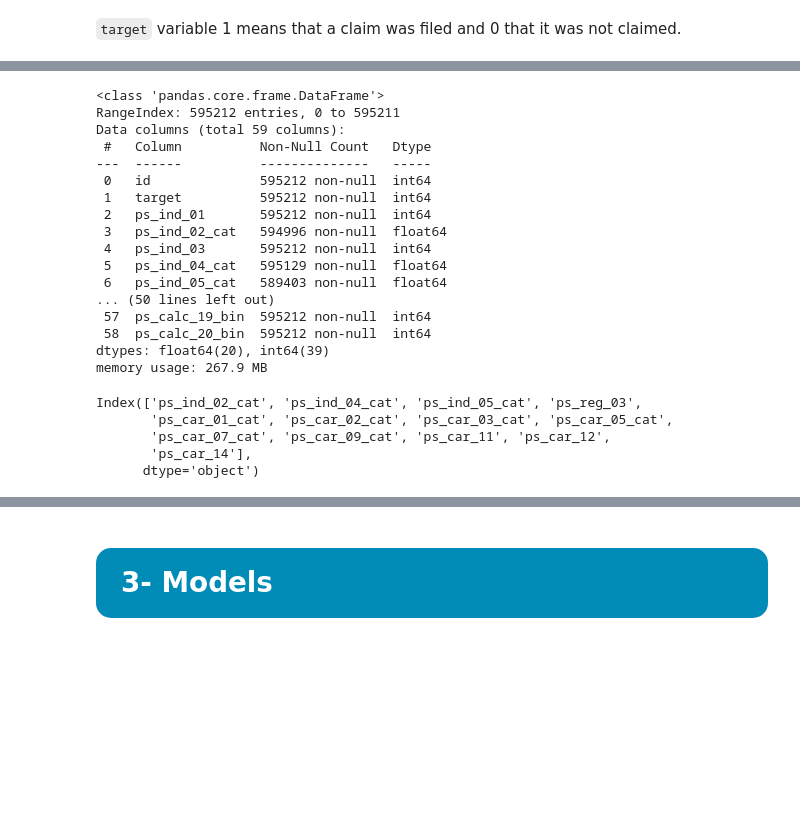
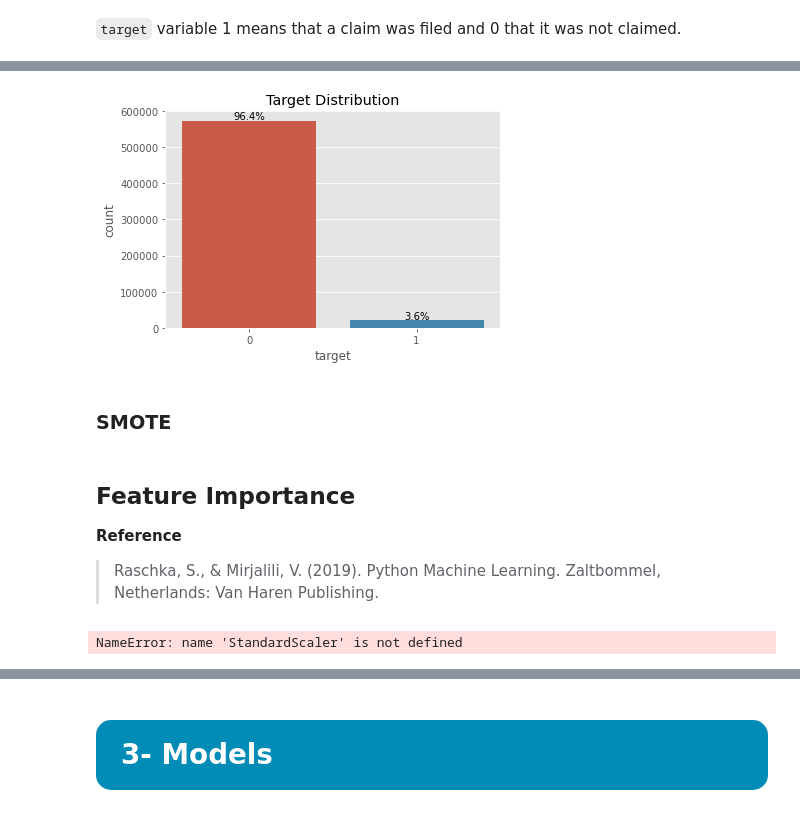
Before and after one commit to pessini/insurance-claim-prediction, a Jupyter notebook: safe-driver-prediction.ipynb, the cells around one changed output, grey strips where cells are left out. Drawn from its saved outputs; the diff is of its cells as text; code cells hidden in the pictures; blank space fills up the shorter version.

Commit message:
Feature Importance

```diff
--- a/safe-driver-prediction.ipynb
+++ b/safe-driver-prediction.ipynb
@@ -213,31 +326,45 @@ We do have class imbalance problem so further technique to address the problem i
-# %%
-train_df.info()
-# %% [output]
-<class 'pandas.core.frame.DataFrame'>
-RangeIndex: 595212 entries, 0 to 595211
-Data columns (total 59 columns):
- #   Column          Non-Null Count   Dtype
----  ------          --------------   -----
- 0   id              595212 non-null  int64
- 1   target          595212 non-null  int64
- 2   ps_ind_01       595212 non-null  int64
- 3   ps_ind_02_cat   594996 non-null  float64
- 4   ps_ind_03       595212 non-null  int64
- 5   ps_ind_04_cat   595129 non-null  float64
- 6   ps_ind_05_cat   589403 non-null  float64
-... (50 lines left out)
- 57  ps_calc_19_bin  595212 non-null  int64
- 58  ps_calc_20_bin  595212 non-null  int64
-dtypes: float64(20), int64(39)
-memory usage: 267.9 MB
-# %%
-print(train_df.columns[train_df.isnull().any()])
-# %% [output]
-Index(['ps_ind_02_cat', 'ps_ind_04_cat', 'ps_ind_05_cat', 'ps_reg_03',
-       'ps_car_01_cat', 'ps_car_02_cat', 'ps_car_03_cat', 'ps_car_05_cat',
-       'ps_car_07_cat', 'ps_car_09_cat', 'ps_car_11', 'ps_car_12',
-       'ps_car_14'],
-      dtype='object')
-# %%
-plt.rcParams['figure.figsize'] = [12, 8]
-plt.rcParams['figure.dpi'] = 100 # 200 e.g. is really fine, but slower
+# %%
+y = train_df.target
+ax = sns.countplot(y,label="Count")
+
+total_size = len(train_df)
+
+# Display the target value ratio at the top of the bar
+for patch in ax.patches:
+    height = patch.get_height()
+    width = patch.get_width()
+    left_coord = patch.get_x()
+    percent = height/total_size*100
+
+    ax.text(x=left_coord + width/2.0,
+            y=height + 3000,
+            s='{:1.1f}%'.format(percent),
+            ha='center')
+
+ax.set_title('Target Distribution');
+# %% [output]
+[figure, added]
+# %% [markdown]
+### SMOTE
+# %% [markdown]
+## Feature Importance
+
+__Reference__
+>Raschka, S., & Mirjalili, V. (2019). Python Machine Learning. Zaltbommel, Netherlands: Van Haren Publishing.
+# %%
+from sklearn.ensemble import RandomForestClassifier
+
+scaler = StandardScaler()
+scaler.fit_transform(train_df.drop(['target'], axis=1))
+
+X_train = train_df.drop(['id', 'target'], axis=1)
+y_train = train_df['target']
+
+feat_labels = X_train.columns
+
+model = RandomForestClassifier(n_estimators=10, random_state=0, n_jobs=-1)
+model.fit(X_train, y_train)
+importances = model.feature_importances_
+indices = np.argsort(importances)[::-1]
+# %% [output]
+NameError: name 'StandardScaler' is not defined
```
Also changed, not shown: parts of 43 cells of this notebook, 1 other file.
